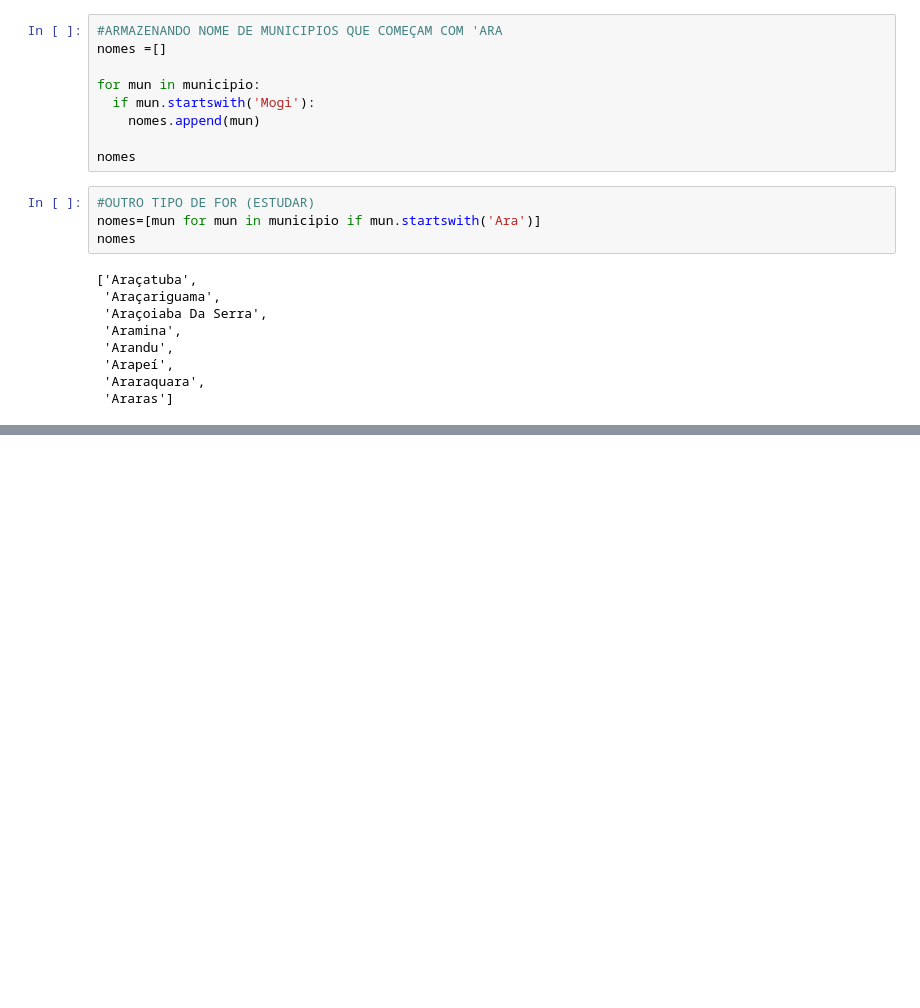
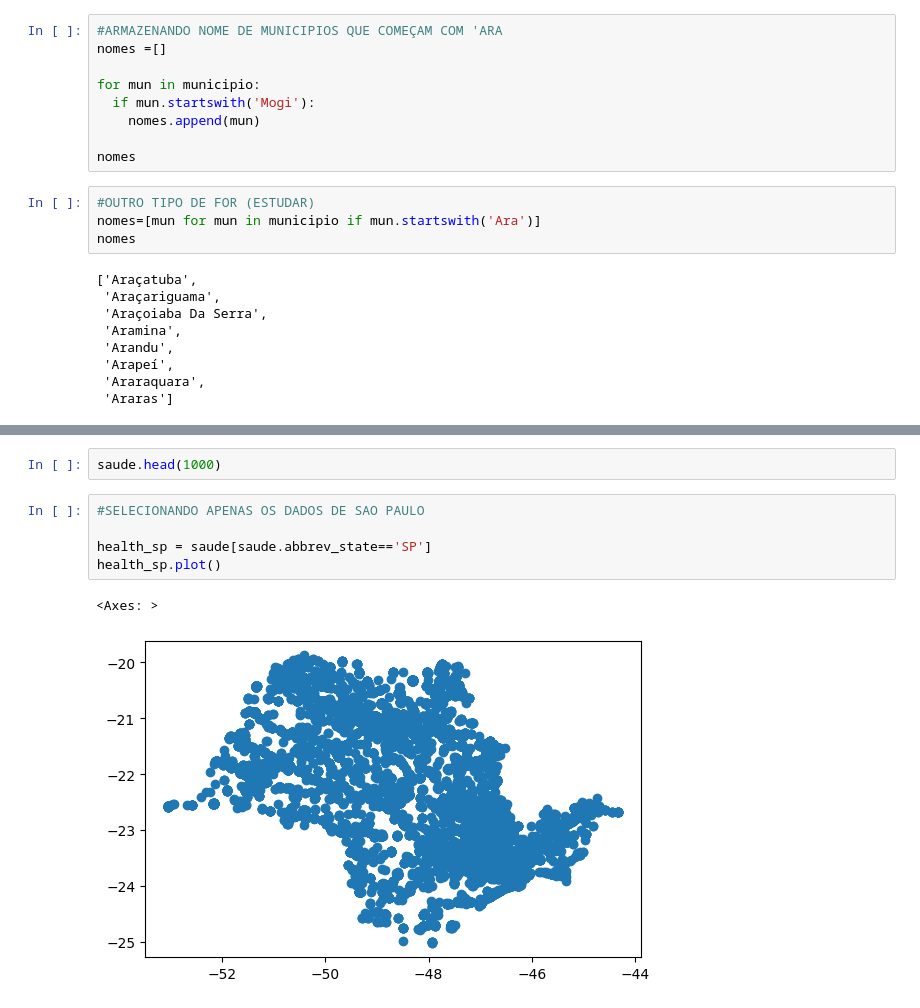
Before and after one commit to eduardoandd/Gerando_Mapas_Python, a Jupyter notebook: A2_Gerando_mapa_python.ipynb, the cells around one changed output, grey strips where cells are left out. Drawn from its saved outputs; the diff is of its cells as text; blank space fills up the shorter version.

```diff
--- a/A2_Gerando_mapa_python.ipynb
+++ b/A2_Gerando_mapa_python.ipynb
@@ -113,0 +101,10 @@ censo_mogi_2010.head()
+# %%
+saude.head(1000)
+# %%
+#SELECIONANDO APENAS OS DADOS DE SAO PAULO
+
+health_sp = saude[saude.abbrev_state=='SP']
+health_sp.plot()
+# %% [output]
+<Axes: >
+[figure, added]
```
Also changed, not shown: parts of 6 cells of this notebook.
